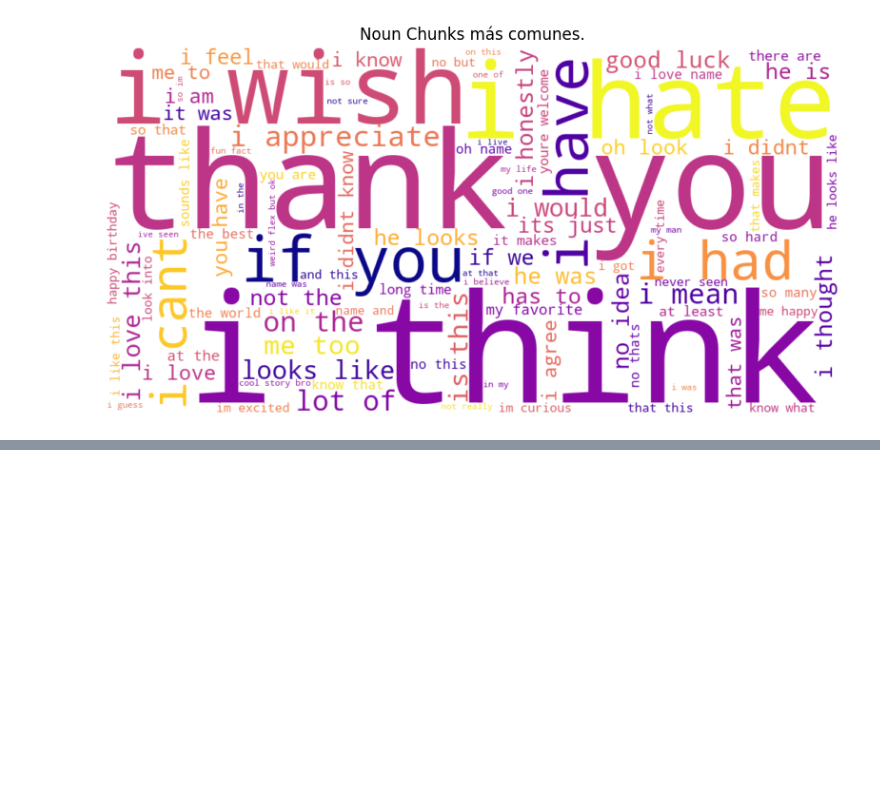
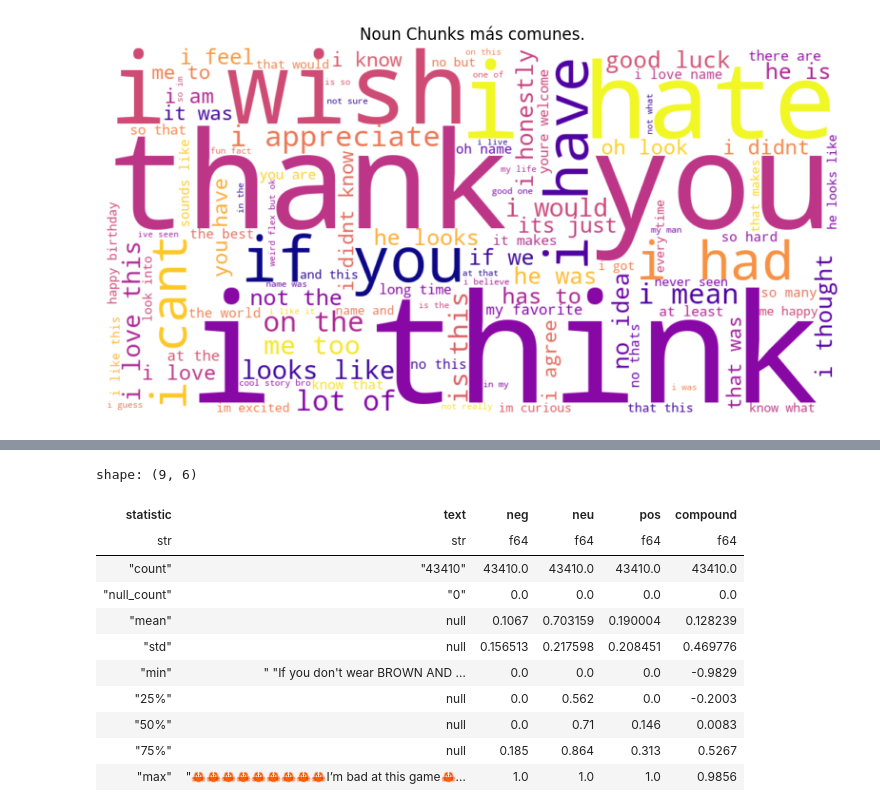
Before and after one commit to eric-castillo05/emotions-wheel-nlp, a Jupyter notebook: EDA/EDA.ipynb, the cells around one changed output, grey strips where cells are left out. Saved outputs shown, nothing was run; the diff lists cells and outputs as text; code cells hidden in the pictures; blank space fills up the shorter version.

```diff
--- a/EDA/EDA.ipynb
+++ b/EDA/EDA.ipynb
@@ -182,0 +209,6 @@ plt.show()
+# %%
+analyzer = SentimentIntensityAnalyzer()
+# %%
+temp = []
+for s in df.select('text').to_series():
+    temp.append([s, (analyzer.polarity_scores(s))])
@@ -182,0 +230,15 @@ plt.show()
+# %%
+df_vader_score.describe()
+# %% [output]
+shape: (9, 6)
+| statistic | text | neg | neu | pos | compound |
+| str | str | f64 | f64 | f64 | f64 |
+| "count" | "43410" | 43410.0 | 43410.0 | 43410.0 | 43410.0 |
+| "null_count" | "0" | 0.0 | 0.0 | 0.0 | 0.0 |
+| "mean" | null | 0.1067 | 0.703159 | 0.190004 | 0.128239 |
+| "std" | null | 0.156513 | 0.217598 | 0.208451 | 0.469776 |
+| "min" | " "If you don't wear BROWN AND … | 0.0 | 0.0 | 0.0 | -0.9829 |
+| "25%" | null | 0.0 | 0.562 | 0.0 | -0.2003 |
+| "50%" | null | 0.0 | 0.71 | 0.146 | 0.0083 |
+| "75%" | null | 0.185 | 0.864 | 0.313 | 0.5267 |
+| "max" | "🦀🦀🦀🦀🦀🦀🦀🦀🦀I’m bad at this game🦀… | 1.0 | 1.0 | 1.0 | 0.9856 |
```
Also changed, not shown: parts of 13 cells of this notebook, 1 other file.
